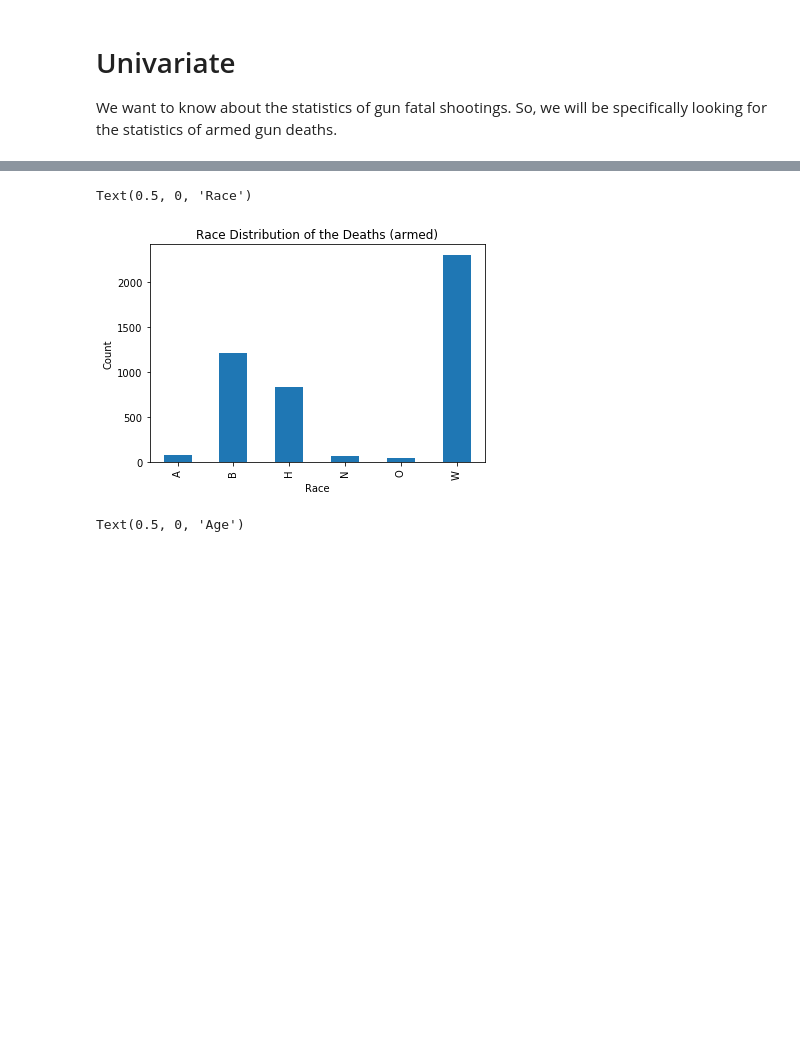
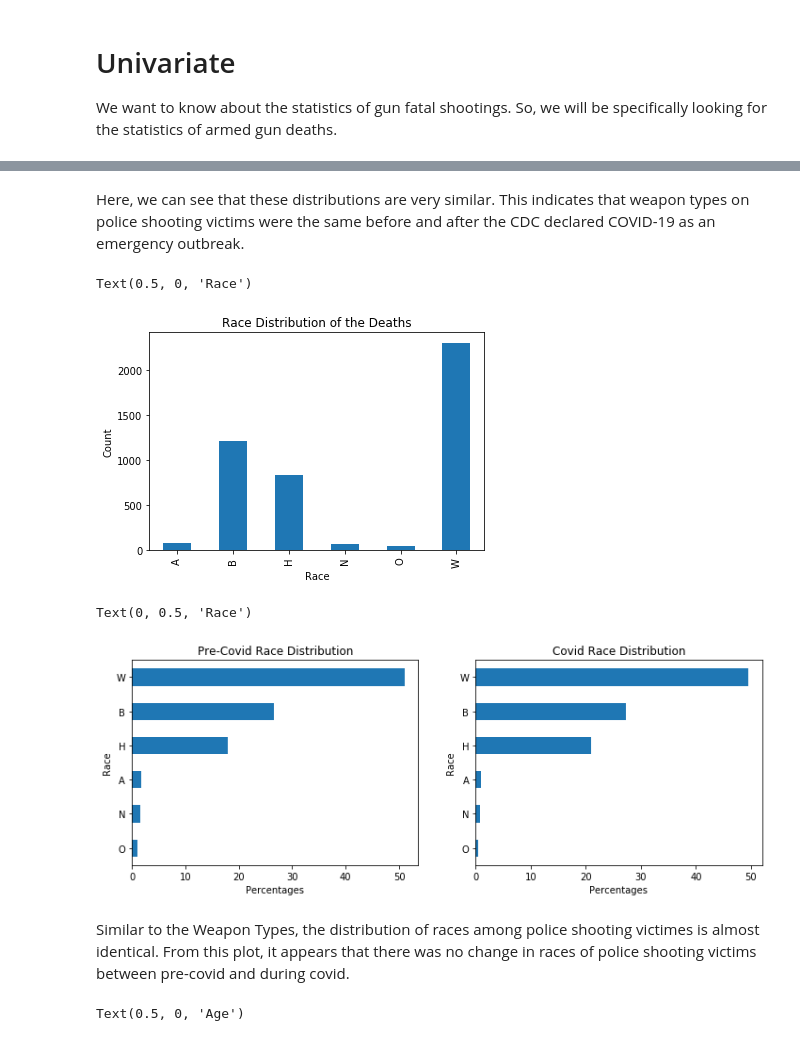
Before and after one commit to ericu-u/covid-police-shootings-analysis, a Jupyter notebook: FinalProject_group047.ipynb, the cells around one changed output, grey strips where cells are left out. Drawn from its saved outputs; the diff is of its cells as text; code cells hidden in the pictures; blank space fills up the shorter version.

```diff
--- a/FinalProject_group047.ipynb
+++ b/FinalProject_group047.ipynb
@@ -298,13 +352,36 @@ Text(0.5, 0, 'Count')
+# %% [markdown]
+Here, we can see that these distributions are very similar. This indicates that weapon types on police shooting victims were the same before and after the CDC declared COVID-19 as an emergency outbreak.
 # %%
 # Let's see the race of the people being killed by the police
 
 data.groupby(['race']).count()['armed'].plot.bar()
-plt.title('Race Distribution of the Deaths (armed)')
+plt.title('Race Distribution of the Deaths')
 plt.ylabel('Count')
 plt.xlabel('Race')
 # %% [output]
 Text(0.5, 0, 'Race')
-[figure, old version]
+[figure, new version]
+# %%
+fig, (ax, ax2) = plt.subplots(ncols=2)
+
+# We need to use percentages instead of counts because there are a different number of incidents pre-covid vs. covid.
+pre_covid_percentages = pre_covid['race'].value_counts(ascending=True) / len(pre_covid['race']) * 100
+covid_percentages = covid['race'].value_counts(ascending=True) / len(covid['race']) * 100
+
+pre_covid_percentages.plot(kind='barh', ax=ax, title='Pre-Covid Race Distribution')
+covid_percentages.plot(kind='barh', ax=ax2, title='Covid Race Distribution')
+
+fig.set_size_inches(12, 4)
+
+ax.set_xlabel("Percentages")
+ax2.set_xlabel("Percentages")
+ax.set_ylabel("Race")
+ax2.set_ylabel("Race")
+# %% [output]
+Text(0, 0.5, 'Race')
+[figure, added]
+# %% [markdown]
+Similar to the Weapon Types, the distribution of races among police shooting victimes is almost identical. From this plot, it appears that there was no change in races of police shooting victims between pre-covid and during covid.
 # %%
 # What about their age?
 
```
Also changed, not shown: parts of 19 cells of this notebook.
